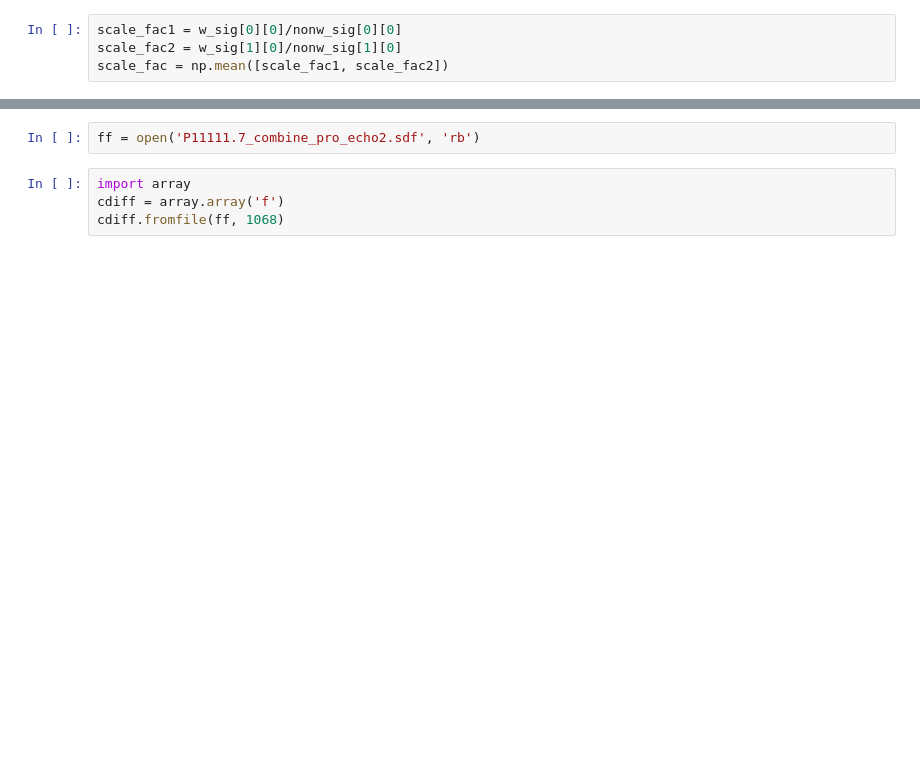
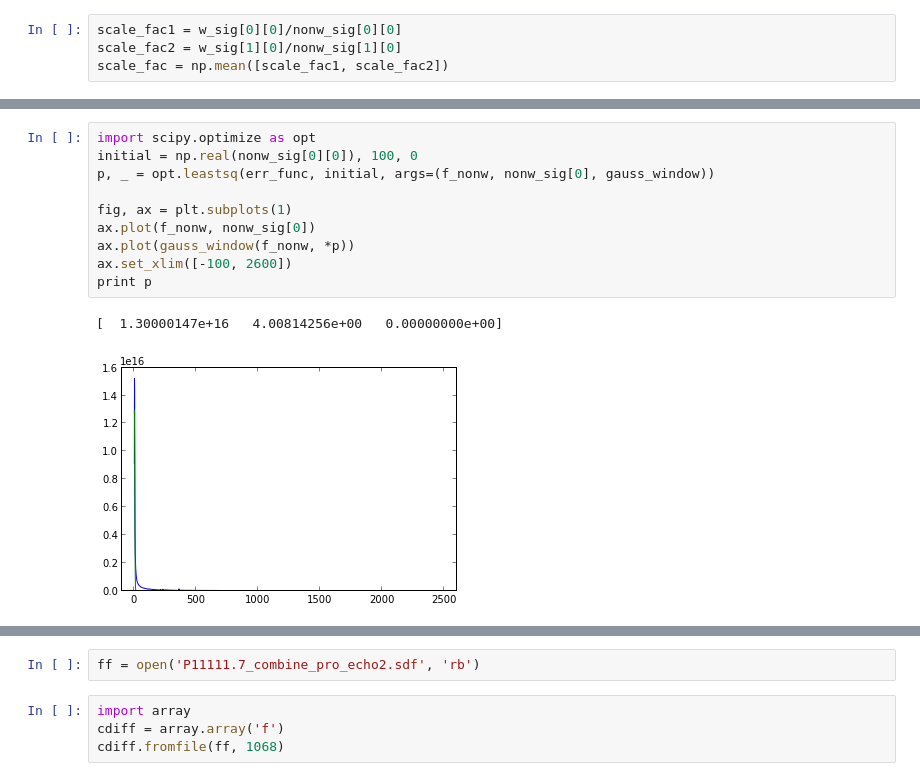
Before and after one commit to cni/MRS, a Jupyter notebook: ipynb/get_the_gaba.ipynb, the cells around one changed output, grey strips where cells are left out. Saved outputs shown, nothing was run; the diff lists cells and outputs as text; blank space fills up the shorter version.

```diff
--- a/ipynb/get_the_gaba.ipynb
+++ b/ipynb/get_the_gaba.ipynb
@@ -27,0 +54,13 @@ corrected /= np.mean(corrected)
+# %%
+import scipy.optimize as opt
+initial = np.real(nonw_sig[0][0]), 100, 0
+p, _ = opt.leastsq(err_func, initial, args=(f_nonw, nonw_sig[0], gauss_window))
+
+fig, ax = plt.subplots(1)
+ax.plot(f_nonw, nonw_sig[0])
+ax.plot(gauss_window(f_nonw, *p))
+ax.set_xlim([-100, 2600])
+print p
+# %% [output]
+[  1.30000147e+16   4.00814256e+00   0.00000000e+00]
+[figure, added]
```
Also changed, not shown: parts of 16 cells of this notebook.
